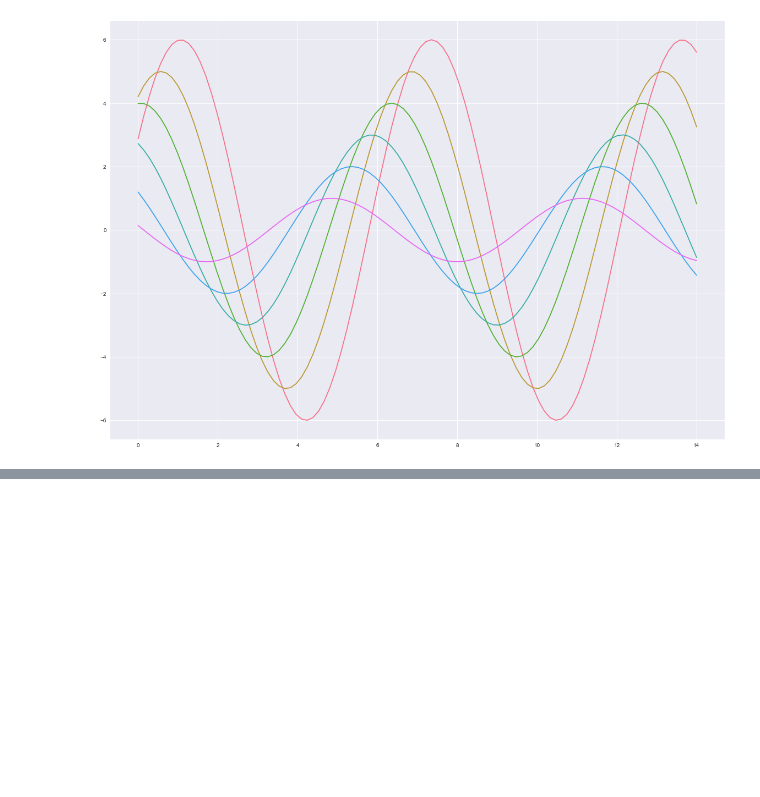
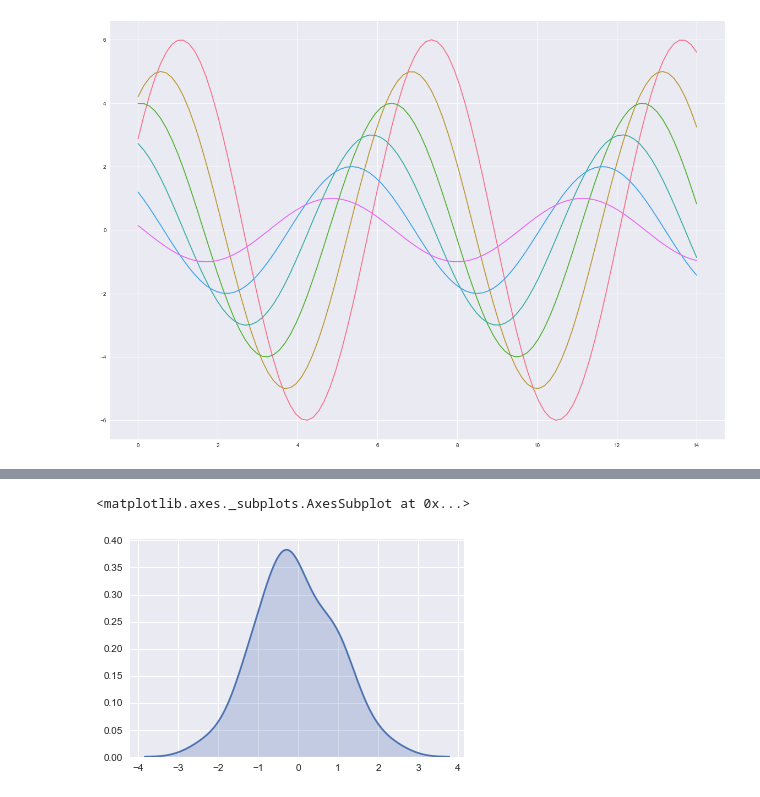
Before and after one commit to Jeremy001/Jeremy-python, a Jupyter notebook: 02_data_visualization/seaborn.ipynb, the cells around one changed output, grey strips where cells are left out. Cells and saved outputs as stored; diff of their text form; code cells hidden in the pictures; blank space fills up the shorter version.

```diff
--- a/02_data_visualization/seaborn.ipynb
+++ b/02_data_visualization/seaborn.ipynb
@@ -343,0 +366,6 @@ sns.distplot(x, hist=False, rug = True)
+# %%
+# 绘制核密度估计曲线的更快捷方式
+sns.kdeplot(x, shade = True)
+# %% [output]
+<matplotlib.axes._subplots.AxesSubplot at 0x...>
+[figure, added]
```
Also changed, not shown: parts of 18 cells of this notebook.
